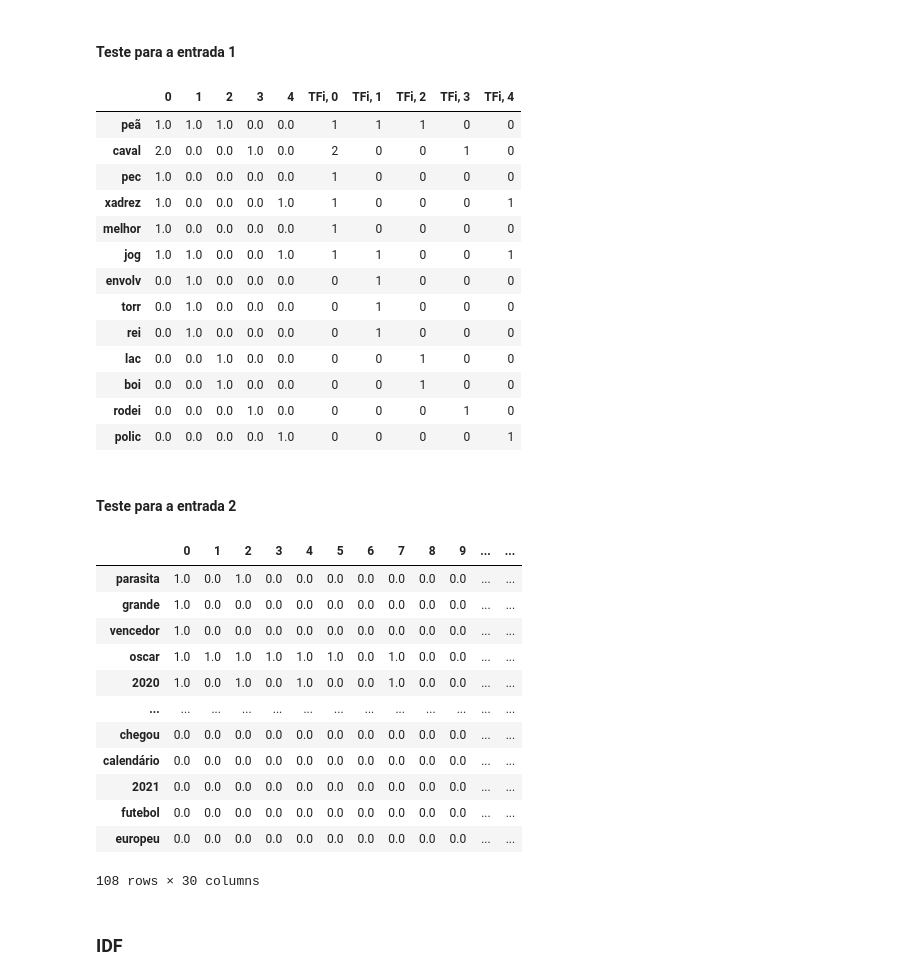
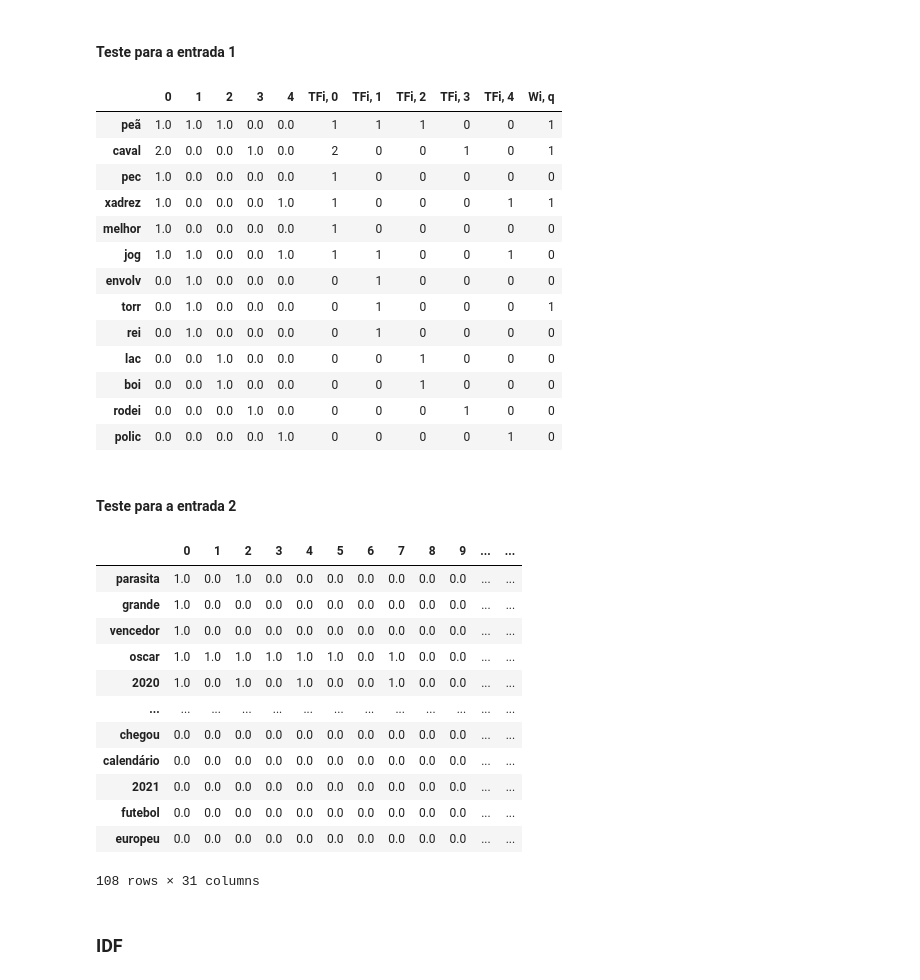
Before and after one commit to RafaelxFernandes/Rec-Info-21.2, a Jupyter notebook: Classroom/Exercício 3.ipynb, the cells around one changed output. Drawn from its saved outputs; the diff is of its cells as text; code cells hidden in the pictures.

```diff
--- a/Classroom/Exercício 3.ipynb
+++ b/Classroom/Exercício 3.ipynb
@@ -407,44 +407,57 @@ Consulta OR: oscar 2020
 # %% [markdown]
 ### TF
 # %%
-def tf(matriz, M):
+def tf(matriz, M, q):
 
     for column in matriz.columns:
         matriz["TFi, " + str(column)] = 0
 
     for palavra in range(len(matriz.index)):
-        for documento in range(len(matriz1.columns[:len(M)])):
+        for documento in range(len(matriz.columns[:len(M)])):
             numero_ocorrencias = matriz.iloc[palavra].values[documento]
 
             if numero_ocorrencias > 0:
                 matriz.iloc[palavra, documento + len(M)] = 1 + math.log(numero_ocorrencias, 2)
-            else:
-                matriz.iloc[palavra, documento + len(M)] = 0
+
+    indices_consulta = []
+    matriz["Wi, q"] = 0
+
+    for termo in q.split(' '):
+        if termo in matriz.index:
+            indices_consulta.append(list(matriz.index).index(termo))
+
+    for indice in indices_consulta:
+        for documento in range(len(matriz.columns[:len(M)])):
+            frequencia_consulta = matriz.iloc[indice].values[documento]
+
+            if frequencia_consulta > 0:
+                matriz.iloc[indice, -1] = 1 + math.log(frequencia_consulta, 2)
+
 
     return matriz
 # %% [markdown]
 #### Teste para a entrada 1
 # %%
-tf(matriz1, M1)
+tf(matriz1, M1, q1)
 # %% [output]
-|  | 0 | 1 | 2 | 3 | 4 | TFi, 0 | TFi, 1 | TFi, 2 | TFi, 3 | TFi, 4 |
-| peã | 1.0 | 1.0 | 1.0 | 0.0 | 0.0 | 1 | 1 | 1 | 0 | 0 |
-| caval | 2.0 | 0.0 | 0.0 | 1.0 | 0.0 | 2 | 0 | 0 | 1 | 0 |
-| pec | 1.0 | 0.0 | 0.0 | 0.0 | 0.0 | 1 | 0 | 0 | 0 | 0 |
-| xadrez | 1.0 | 0.0 | 0.0 | 0.0 | 1.0 | 1 | 0 | 0 | 0 | 1 |
-| melhor | 1.0 | 0.0 | 0.0 | 0.0 | 0.0 | 1 | 0 | 0 | 0 | 0 |
-| jog | 1.0 | 1.0 | 0.0 | 0.0 | 1.0 | 1 | 1 | 0 | 0 | 1 |
-| envolv | 0.0 | 1.0 | 0.0 | 0.0 | 0.0 | 0 | 1 | 0 | 0 | 0 |
-| torr | 0.0 | 1.0 | 0.0 | 0.0 | 0.0 | 0 | 1 | 0 | 0 | 0 |
-| rei | 0.0 | 1.0 | 0.0 | 0.0 | 0.0 | 0 | 1 | 0 | 0 | 0 |
-| lac | 0.0 | 0.0 | 1.0 | 0.0 | 0.0 | 0 | 0 | 1 | 0 | 0 |
-| boi | 0.0 | 0.0 | 1.0 | 0.0 | 0.0 | 0 | 0 | 1 | 0 | 0 |
-| rodei | 0.0 | 0.0 | 0.0 | 1.0 | 0.0 | 0 | 0 | 0 | 1 | 0 |
-| polic | 0.0 | 0.0 | 0.0 | 0.0 | 1.0 | 0 | 0 | 0 | 0 | 1 |
+|  | 0 | 1 | 2 | 3 | 4 | TFi, 0 | TFi, 1 | TFi, 2 | TFi, 3 | TFi, 4 | Wi, q |
+| peã | 1.0 | 1.0 | 1.0 | 0.0 | 0.0 | 1 | 1 | 1 | 0 | 0 | 1 |
+| caval | 2.0 | 0.0 | 0.0 | 1.0 | 0.0 | 2 | 0 | 0 | 1 | 0 | 1 |
+| pec | 1.0 | 0.0 | 0.0 | 0.0 | 0.0 | 1 | 0 | 0 | 0 | 0 | 0 |
+| xadrez | 1.0 | 0.0 | 0.0 | 0.0 | 1.0 | 1 | 0 | 0 | 0 | 1 | 1 |
+| melhor | 1.0 | 0.0 | 0.0 | 0.0 | 0.0 | 1 | 0 | 0 | 0 | 0 | 0 |
+| jog | 1.0 | 1.0 | 0.0 | 0.0 | 1.0 | 1 | 1 | 0 | 0 | 1 | 0 |
+| envolv | 0.0 | 1.0 | 0.0 | 0.0 | 0.0 | 0 | 1 | 0 | 0 | 0 | 0 |
+| torr | 0.0 | 1.0 | 0.0 | 0.0 | 0.0 | 0 | 1 | 0 | 0 | 0 | 1 |
+| rei | 0.0 | 1.0 | 0.0 | 0.0 | 0.0 | 0 | 1 | 0 | 0 | 0 | 0 |
+| lac | 0.0 | 0.0 | 1.0 | 0.0 | 0.0 | 0 | 0 | 1 | 0 | 0 | 0 |
+| boi | 0.0 | 0.0 | 1.0 | 0.0 | 0.0 | 0 | 0 | 1 | 0 | 0 | 0 |
+| rodei | 0.0 | 0.0 | 0.0 | 1.0 | 0.0 | 0 | 0 | 0 | 1 | 0 | 0 |
+| polic | 0.0 | 0.0 | 0.0 | 0.0 | 1.0 | 0 | 0 | 0 | 0 | 1 | 0 |
 # %% [markdown]
 #### Teste para a entrada 2
 # %%
-tf(matriz2, M2)
+tf(matriz2, M2, q2)
 # %% [output]
 |  | 0 | 1 | 2 | 3 | 4 | 5 | 6 | 7 | 8 | 9 | ... | ... |
 | parasita | 1.0 | 0.0 | 1.0 | 0.0 | 0.0 | 0.0 | 0.0 | 0.0 | 0.0 | 0.0 | ... | ... |
@@ -458,7 +471,7 @@ tf(matriz2, M2)
 | 2021 | 0.0 | 0.0 | 0.0 | 0.0 | 0.0 | 0.0 | 0.0 | 0.0 | 0.0 | 0.0 | ... | ... |
 | futebol | 0.0 | 0.0 | 0.0 | 0.0 | 0.0 | 0.0 | 0.0 | 0.0 | 0.0 | 0.0 | ... | ... |
 | europeu | 0.0 | 0.0 | 0.0 | 0.0 | 0.0 | 0.0 | 0.0 | 0.0 | 0.0 | 0.0 | ... | ... |
-108 rows × 30 columns
+108 rows × 31 columns
 # %% [markdown]
 ### IDF
 # %%
```
Also changed, not shown: parts of 6 cells of this notebook.
